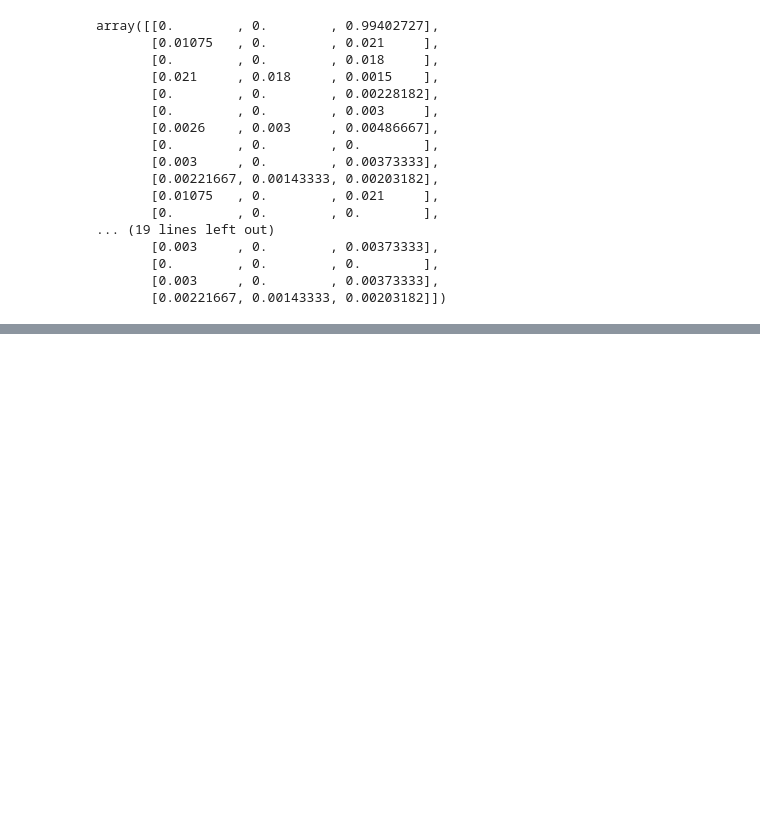
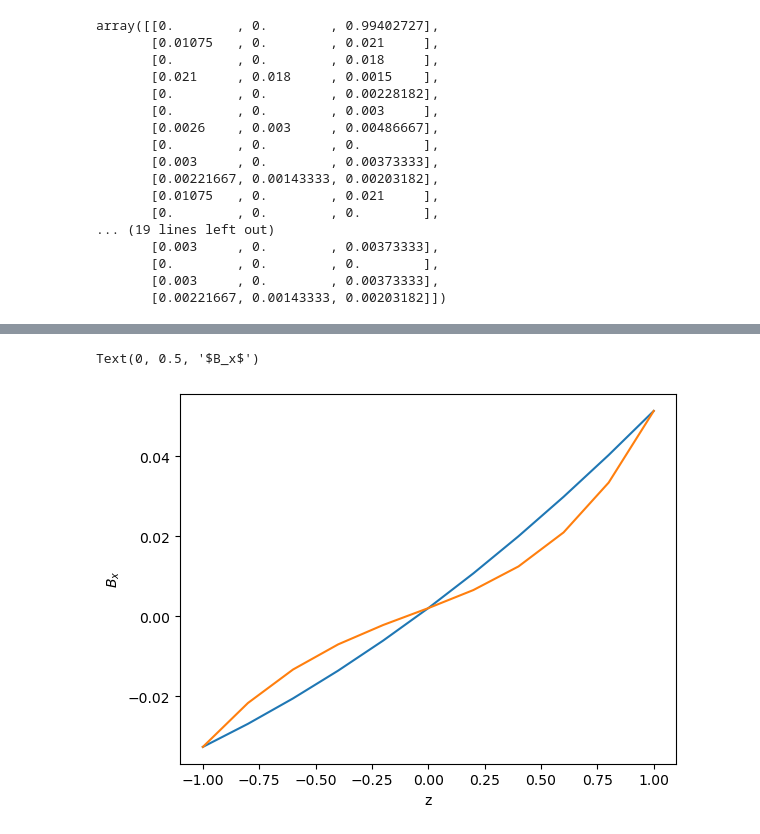
Before and after one commit to piyamure/PHY_Brad, a Jupyter notebook: B_reconstruction_syndy.ipynb, the cells around one changed output, grey strips where cells are left out. Cells and saved outputs as stored; diff of their text form; code cells hidden in the pictures; blank space fills up the shorter version.

```diff
--- a/B_reconstruction_syndy.ipynb
+++ b/B_reconstruction_syndy.ipynb
@@ -192,0 +119,9 @@ Text(0, 0.5, '$B_y$')
+# %%
+# plot Bx (predicted/actual) vs z
+plt.plot(z_coords[:,2],B_z[:,0])
+plt.plot(z_coords[:,2],Bv_pred[:,0])
+plt.xlabel('z')
+plt.ylabel('$B_x$')
+# %% [output]
+Text(0, 0.5, '$B_x$')
+[figure, added]
```
Also changed, not shown: parts of 14 cells of this notebook.
